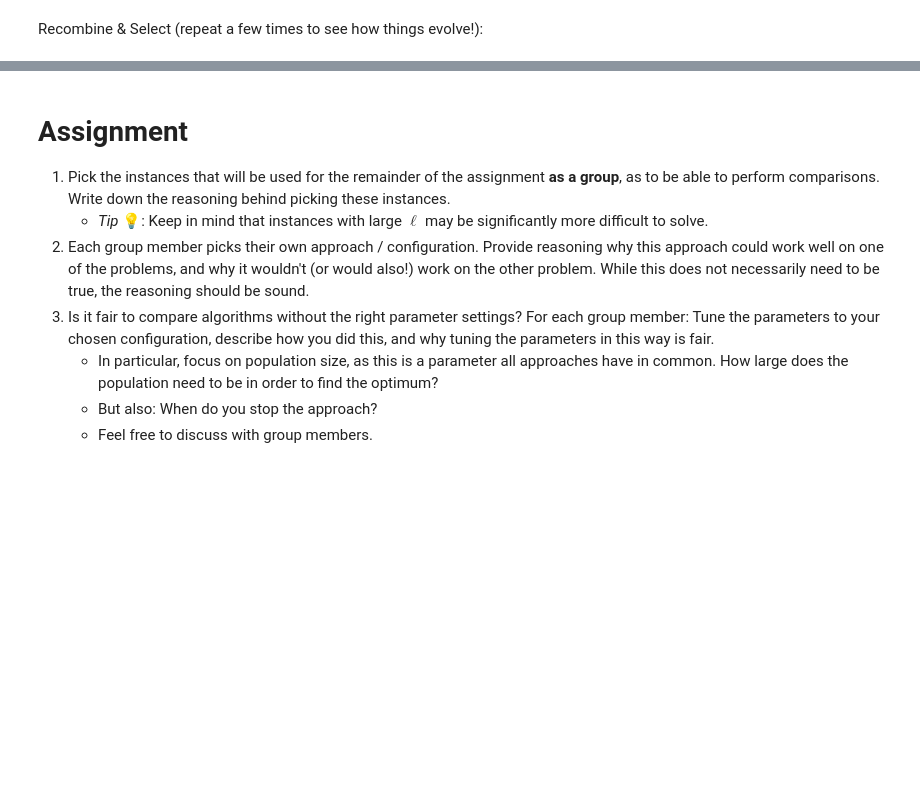
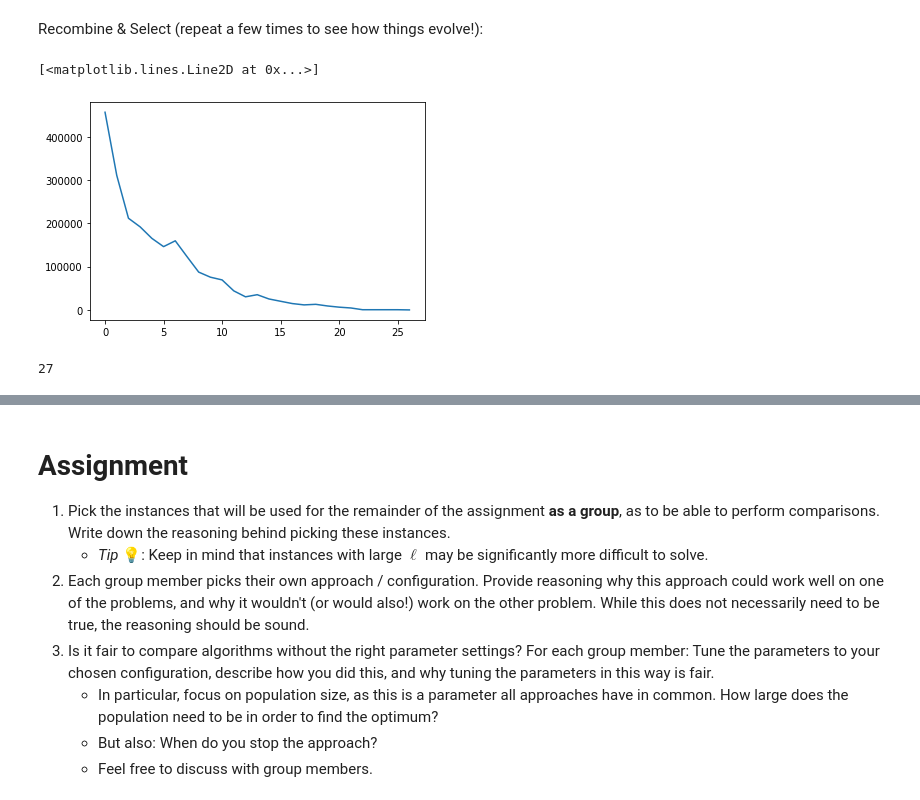
Before and after one commit to niyoushanajmaei/EA-Keyboard-Layout, a Jupyter notebook: assignment.ipynb, the cells around one changed output, grey strips where cells are left out. Saved outputs shown, nothing was run; the diff lists cells and outputs as text; code cells hidden in the pictures; blank space fills up the shorter version.

```diff
--- a/assignment.ipynb
+++ b/assignment.ipynb
@@ -184,3 +219,13 @@ ga.generation()
+# %%
+# plot the differences in plt.line
+plt.plot(differences)
+# %% [output]
+[<matplotlib.lines.Line2D at 0x...>]
+[figure, added]
+# %%
+print(len(differences))
+# %% [output]
+27
 # %%
 # Current best & worst
 min(s.f for s in ga.population), max(s.f for s in ga.population)
```
Also changed, not shown: parts of 9 cells of this notebook, 3 other files.
